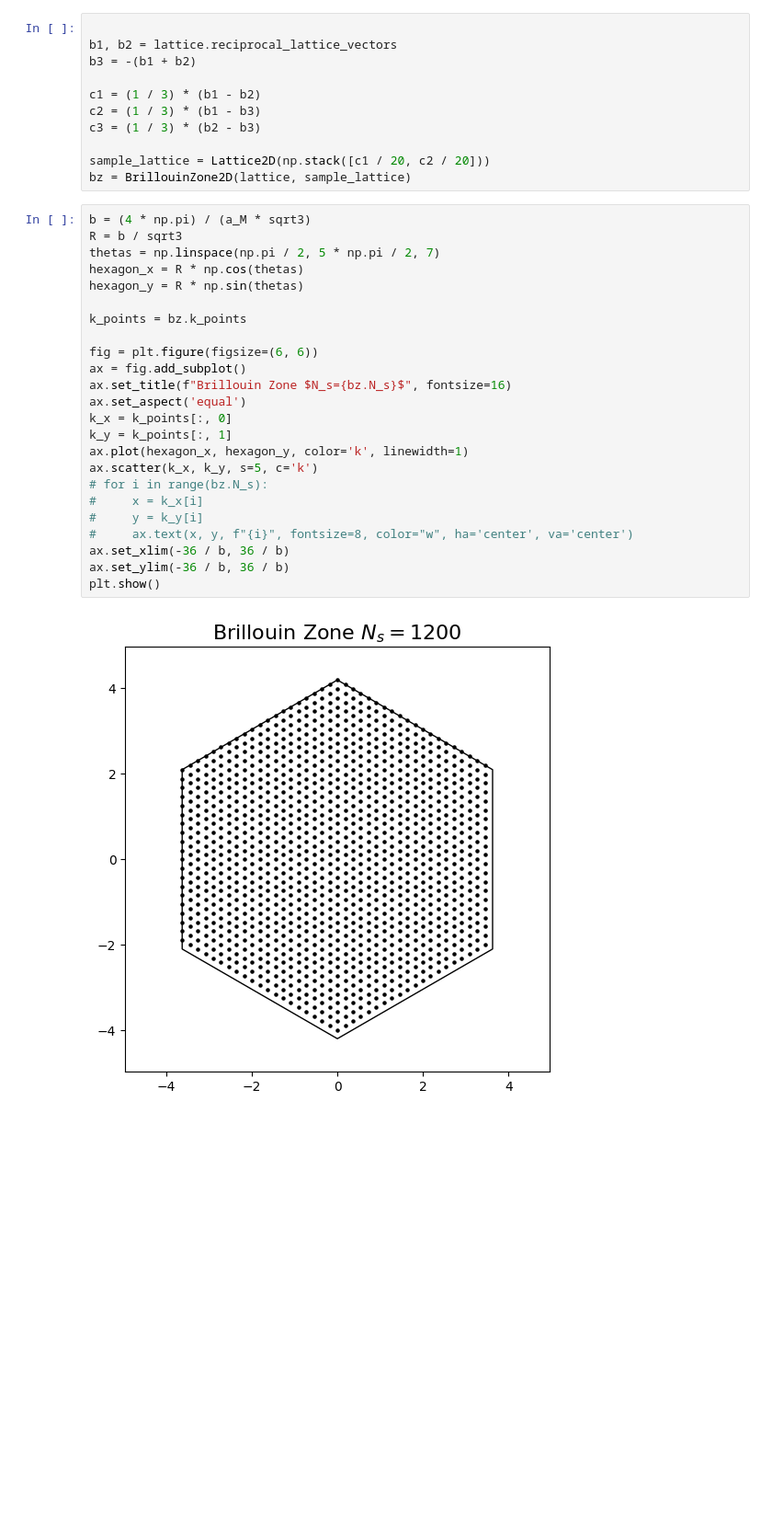
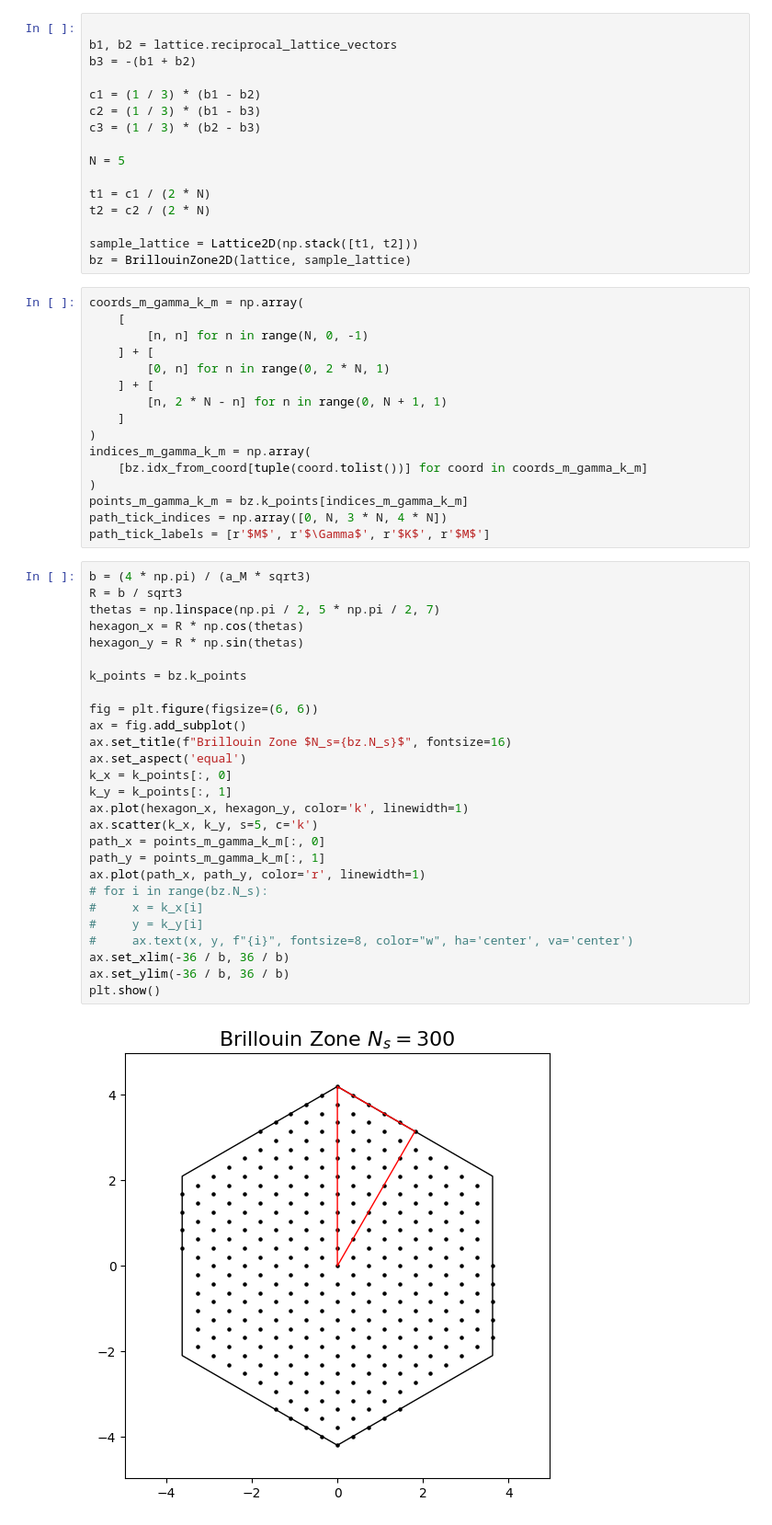
Before and after one commit to pco0511/acband-laughlin-instability, a Jupyter notebook: hole_dispersion.ipynb, the cells around one changed output. Shown: that part at 92% size. Saved outputs shown, nothing was run; the diff lists cells and outputs as text; blank space fills up the shorter version.

```diff
--- a/hole_dispersion.ipynb
+++ b/hole_dispersion.ipynb
@@ -33,31 +35,55 @@ c1 = (1 / 3) * (b1 - b2)
 c2 = (1 / 3) * (b1 - b3)
 c3 = (1 / 3) * (b2 - b3)
 
-sample_lattice = Lattice2D(np.stack([c1 / 20, c2 / 20]))
+N = 5
+
+t1 = c1 / (2 * N)
+t2 = c2 / (2 * N)
+
+sample_lattice = Lattice2D(np.stack([t1, t2]))
 bz = BrillouinZone2D(lattice, sample_lattice)
+# %%
+coords_m_gamma_k_m = np.array(
+    [
+        [n, n] for n in range(N, 0, -1)
+    ] + [
+        [0, n] for n in range(0, 2 * N, 1)
+    ] + [
+        [n, 2 * N - n] for n in range(0, N + 1, 1)
+    ]
+)
+indices_m_gamma_k_m = np.array(
+    [bz.idx_from_coord[tuple(coord.tolist())] for coord in coords_m_gamma_k_m]
+)
+points_m_gamma_k_m = bz.k_points[indices_m_gamma_k_m]
+path_tick_indices = np.array([0, N, 3 * N, 4 * N])
+path_tick_labels = [r'$M$', r'$\Gamma$', r'$K$', r'$M$']
 # %%
 b = (4 * np.pi) / (a_M * sqrt3)
 R = b / sqrt3
 thetas = np.linspace(np.pi / 2, 5 * np.pi / 2, 7)
 hexagon_x = R * np.cos(thetas)
 hexagon_y = R * np.sin(thetas)
 
 k_points = bz.k_points
 
 fig = plt.figure(figsize=(6, 6))
 ax = fig.add_subplot()
 ax.set_title(f"Brillouin Zone $N_s={bz.N_s}$", fontsize=16)
 ax.set_aspect('equal')
 k_x = k_points[:, 0]
 k_y = k_points[:, 1]
 ax.plot(hexagon_x, hexagon_y, color='k', linewidth=1)
 ax.scatter(k_x, k_y, s=5, c='k')
+path_x = points_m_gamma_k_m[:, 0]
+path_y = points_m_gamma_k_m[:, 1]
+ax.plot(path_x, path_y, color='r', linewidth=1)
 # for i in range(bz.N_s):
 #     x = k_x[i]
 #     y = k_y[i]
 #     ax.text(x, y, f"{i}", fontsize=8, color="w", ha='center', va='center')
 ax.set_xlim(-36 / b, 36 / b)
 ax.set_ylim(-36 / b, 36 / b)
 plt.show()
 # %% [output]
-[figure, old version]
+[figure, new version]
```
Also changed, not shown: parts of 6 cells of this notebook, 1 other file.
